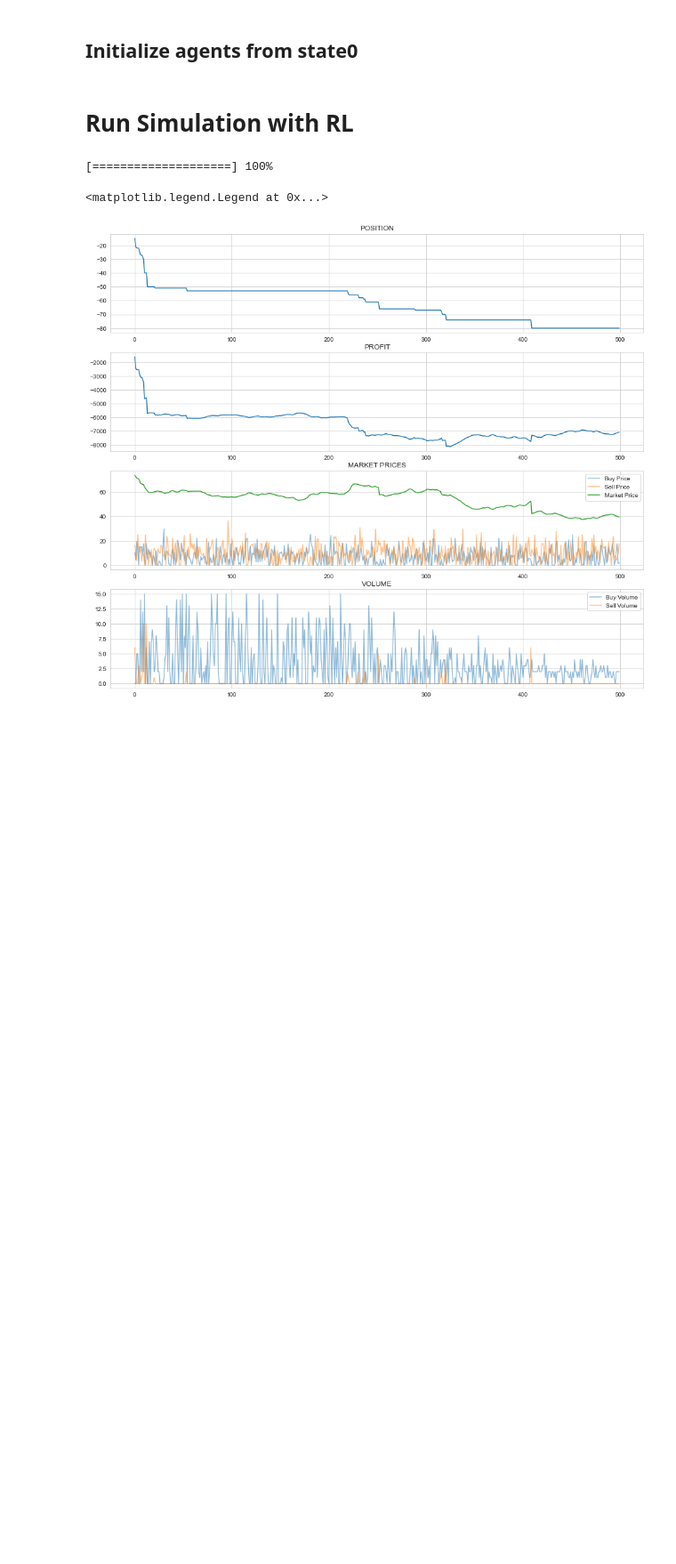
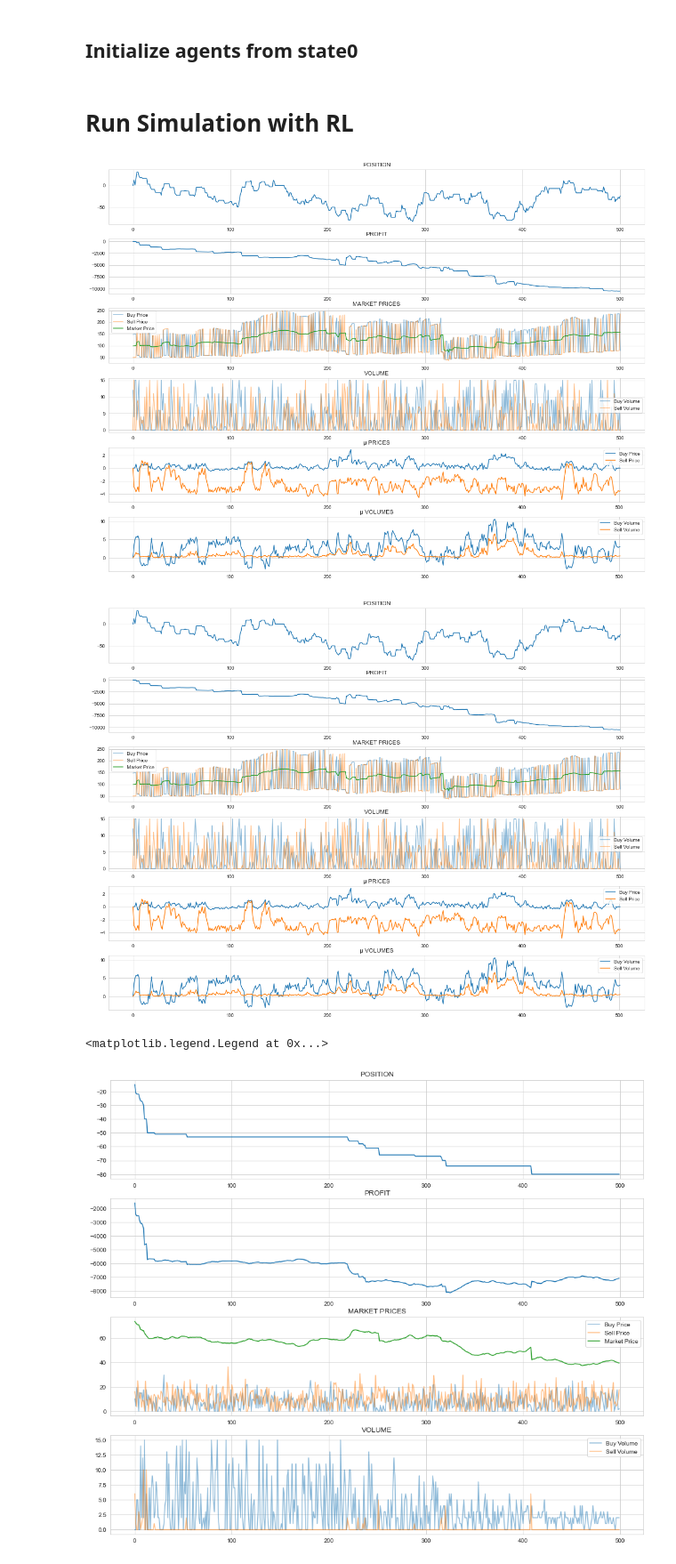
Before and after one commit to victoremil1996/rl_for_trading, a Jupyter notebook: notebooks/market_simulation_with_rl_main.ipynb, the cells around one changed output. Shown at 89% size. Cells and saved outputs as stored; diff of their text form; code cells hidden in the pictures; blank space fills up the shorter version.

```diff
--- a/notebooks/market_simulation_with_rl_main.ipynb
+++ b/notebooks/market_simulation_with_rl_main.ipynb
@@ -51,10 +49,10 @@ The autoreload extension is already loaded. To reload it, use:
 ## Setup
 # %%
 # Declare parameters
-n_random_agents = 30
+n_random_agents = 20
 n_investor_agents = 1
 n_trend_agents = 5
-n_mm_agents = 10
+n_mm_agents = 20
 n_rl_agents = 1
 
 n_agents = n_random_agents + n_investor_agents + n_trend_agents + n_rl_agents + n_mm_agents
@@ -103,8 +101,8 @@ agents.append(mm_agents)
 # PARAMETERS
 #####################
 """Neural Networks"""
-max_action_value = 1e5  # Prices
-min_action_value = 1e-6  # Prices
+max_action_value = 1.5  # Prices
+min_action_value = 0.5  # Prices
 max_action_value_two = 15  # Volumes
 min_action_value_two = 0  # Volumes
 
@@ -114,11 +112,11 @@ fc1_dims = 256
 fc2_dims = 256
 learning_rate = 3e-4
 
-batch_size = 50
+batch_size = 5
 n_gradient_steps_per_update = 1
 
 """RL Agent"""
-discount_factor = 0.99
+discount_factor = 0.95
 agent_id = n_random_agents + n_investor_agents + n_trend_agents + n_mm_agents
 ######################
 # AGENT INITIALIZATION
@@ -163,8 +161,19 @@ agents = [item for sublist in agents for item in sublist]
 # %% [markdown]
 # Run Simulation with RL
 # %%
-n_episodes = 3
-for _ in range(n_episodes):
+n_episodes = 30
+time_periods = 501
+
+
+fig, ax = plt.subplots(6, 1, figsize = (16, 12))
+fig.tight_layout()
+
+#################################
+# START SIMULATION
+#################################
+
+for episode in range(n_episodes):
+
     #################################
     # NEW EPISODE
     #################################
@@ -182,9 +191,7 @@ for _ in range(n_episodes):
     rl_buy_volume = []
     rl_sell_volume = []
     market_prices = []
-
-
-    time_periods = 500
+    mus = np.array([[0, 0, 0, 0]])
     for time in range(time_periods):
         agents, state = env.step(agents)
         for j in range(n_agents-1):
@@ -198,8 +205,8 @@ for _ in range(n_episodes):
         else:
             agents[-1].update(state, exploration_mode = False)
 
-        if time >= 300:
-            if time % 100 == 0:
+        if time >= 200:
+            if time % 10 == 0:
                 for _ in range(n_gradient_steps_per_update):
                     agents[-1].score_gradient_descent()
 
@@ -213,47 +220,63 @@ for _ in range(n_episodes):
         rl_buy_volume.append(agents[-1].buy_volume)
         market_prices.append(state["market_prices"][-1])
 
+        # mus
+        #mus.append([agents[-1].mu1, agents[-1].mu2, agents[-1].mu3, agents[-1].mu4])
+        mus = np.vstack((mus, [agents[-1].mu1.detach().numpy(), agents[-1].mu2.detach().numpy(), agents[-1].mu3.detach().numpy(), agents[-1].mu4.detach().numpy()]))
+
+        #################################
+        # Print remaining runtime
+        #################################
+        j = (time + 1) / time_periods
+        sys.stdout.write('\r'.center(65))
+        sys.stdout.write(f"EPISODE {episode} - %d%%".center(65) % (100*j))
+        sys.stdout.flush()
 
 
         #################################
         # VISUALISATION
         #################################
 
         if time % 100 == 0:
             clear_output()
             ax[0].cla()
             ax[0].plot(rl_positions, label = "Positions")
             ax[0].set(title = "POSITION")
 
             ax[1].cla()
             ax[1].set(title = "PROFIT")
             ax[1].plot(rl_profit, label = "Profit")
 
             ax[2].cla()
             ax[2].plot(rl_buy_prices, label = "Buy Price", alpha = 0.5)
             ax[2].plot(rl_sell_prices, label = "Sell Price", alpha = 0.5)
             ax[2].plot(state["market_prices"][100:], label = "Market Price")
             ax[2].set(title = "MARKET PRICES")
             ax[2].legend()
 
             ax[3].cla()
             ax[3].plot(rl_buy_volume, label = "Buy Volume", alpha = 0.5)
             ax[3].plot(rl_sell_volume, label = "Sell Volume", alpha = 0.5)
             ax[3].set(title = "VOLUME")
             ax[3].legend()
 
+            ax[4].cla()
+            labs = ["Buy Price", "Sell Price"]
+            for i in range(2):
+                ax[4].plot(mus[:, i], label = labs[i])
+            ax[4].set(title = "µ PRICES")
+            ax[4].legend()
+
+            ax[5].cla()
+            labs2 = ["Buy Volume", "Sell Volume"]
+            for j in range(2):
+                ax[5].plot(mus[:, 2 + j], label = labs2[j])
+            ax[5].legend()
+            ax[5].set(title = "µ VOLUMES")
             display(fig)
-
-
-        #################################
-        # Print remaining runtime
-        #################################
-        j = (time + 1) / time_periods
-        sys.stdout.write('\r')
-        sys.stdout.write("[%-20s] %d%%" % ('='*int(20*j), 100*j))
-        sys.stdout.flush()
 # %% [output]
-[====================] 100%
+[figure, added]
+[figure, added]
 # %%
 fig, ax = plt.subplots(4, 1, figsize = (16, 14))
 ax[0].plot(rl_positions, label = "Positions")
```
Also changed, not shown: parts of 1 cell of this notebook, 3 other files.
